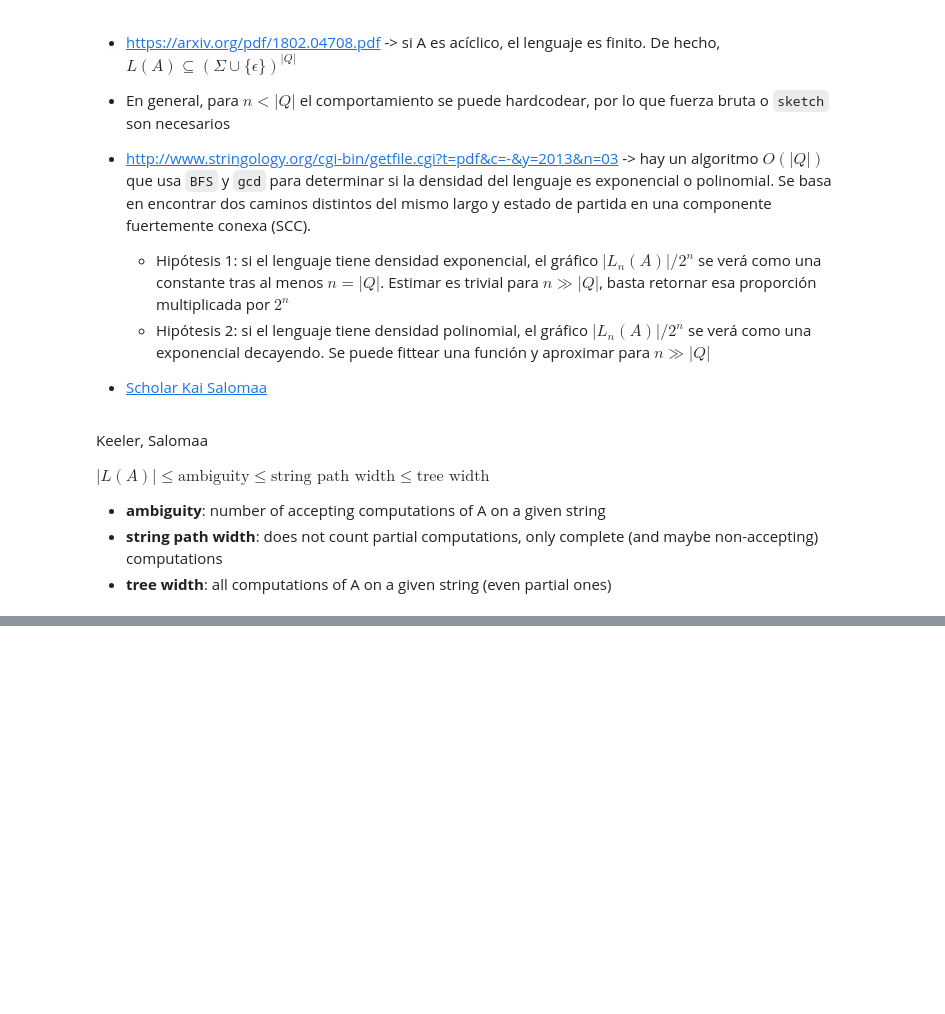
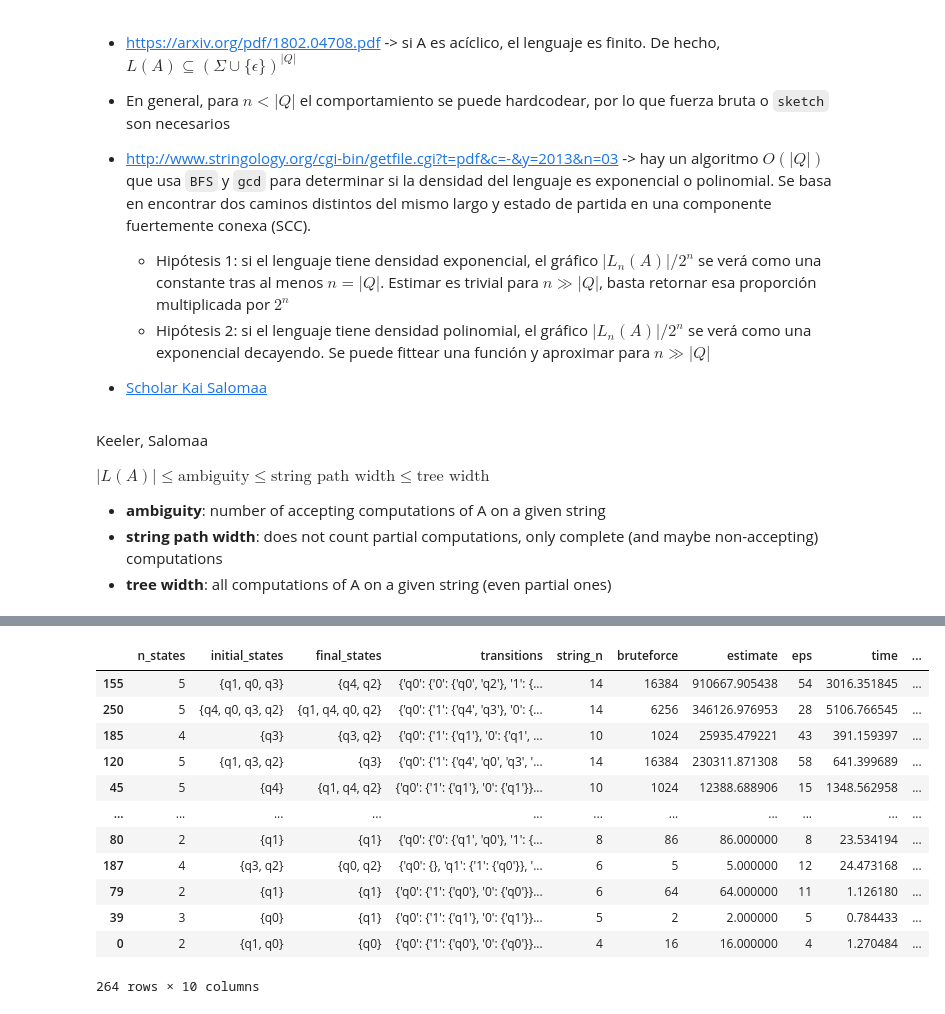
Before and after one commit to viantirreau/count-nfa, a Jupyter notebook: Bruteforce.ipynb, the cells around one changed output, grey strips where cells are left out. Saved outputs shown, nothing was run; the diff lists cells and outputs as text; code cells hidden in the pictures; blank space fills up the shorter version.

```diff
--- a/Bruteforce.ipynb
+++ b/Bruteforce.ipynb
@@ -1009,3 +837,0 @@ results
-# %%
-with open("intermediate_stats.pkl", "rb") as fd:
-    results = pickle.load(fd)
@@ -1011,0 +899,16 @@ with open("intermediate_stats.pkl", "rb") as fd:
+# %%
+df.sort_values(by="rel_error", ascending=False)
+# %% [output]
+|  | n_states | initial_states | final_states | transitions | string_n | bruteforce | estimate | eps | time | ... |
+| 155 | 5 | {q1, q0, q3} | {q4, q2} | {'q0': {'0': {'q0', 'q2'}, '1': {... | 14 | 16384 | 910667.905438 | 54 | 3016.351845 | ... |
+| 250 | 5 | {q4, q0, q3, q2} | {q1, q4, q0, q2} | {'q0': {'1': {'q4', 'q3'}, '0': {... | 14 | 6256 | 346126.976953 | 28 | 5106.766545 | ... |
+| 185 | 4 | {q3} | {q3, q2} | {'q0': {'1': {'q1'}, '0': {'q1', ... | 10 | 1024 | 25935.479221 | 43 | 391.159397 | ... |
+| 120 | 5 | {q1, q3, q2} | {q3} | {'q0': {'1': {'q4', 'q0', 'q3', '... | 14 | 16384 | 230311.871308 | 58 | 641.399689 | ... |
+| 45 | 5 | {q4} | {q1, q4, q2} | {'q0': {'1': {'q1'}, '0': {'q1'}}... | 10 | 1024 | 12388.688906 | 15 | 1348.562958 | ... |
+| ... | ... | ... | ... | ... | ... | ... | ... | ... | ... | ... |
+| 80 | 2 | {q1} | {q1} | {'q0': {'0': {'q1', 'q0'}, '1': {... | 8 | 86 | 86.000000 | 8 | 23.534194 | ... |
+| 187 | 4 | {q3, q2} | {q0, q2} | {'q0': {}, 'q1': {'1': {'q0'}}, '... | 6 | 5 | 5.000000 | 12 | 24.473168 | ... |
+| 79 | 2 | {q1} | {q1} | {'q0': {'1': {'q0'}, '0': {'q0'}}... | 6 | 64 | 64.000000 | 11 | 1.126180 | ... |
+| 39 | 3 | {q0} | {q1} | {'q0': {'1': {'q1'}, '0': {'q1'}}... | 5 | 2 | 2.000000 | 5 | 0.784433 | ... |
+| 0 | 2 | {q1, q0} | {q0} | {'q0': {'1': {'q0'}, '0': {'q0'}}... | 4 | 16 | 16.000000 | 4 | 1.270484 | ... |
+264 rows × 10 columns
```
Also changed, not shown: parts of 27 cells of this notebook, 1 other file.
